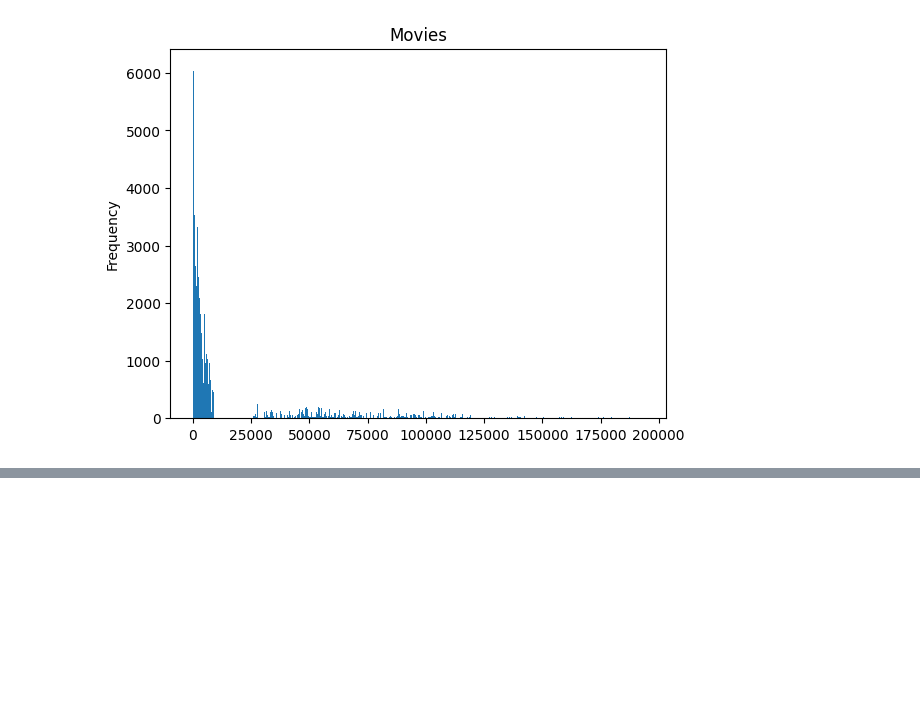
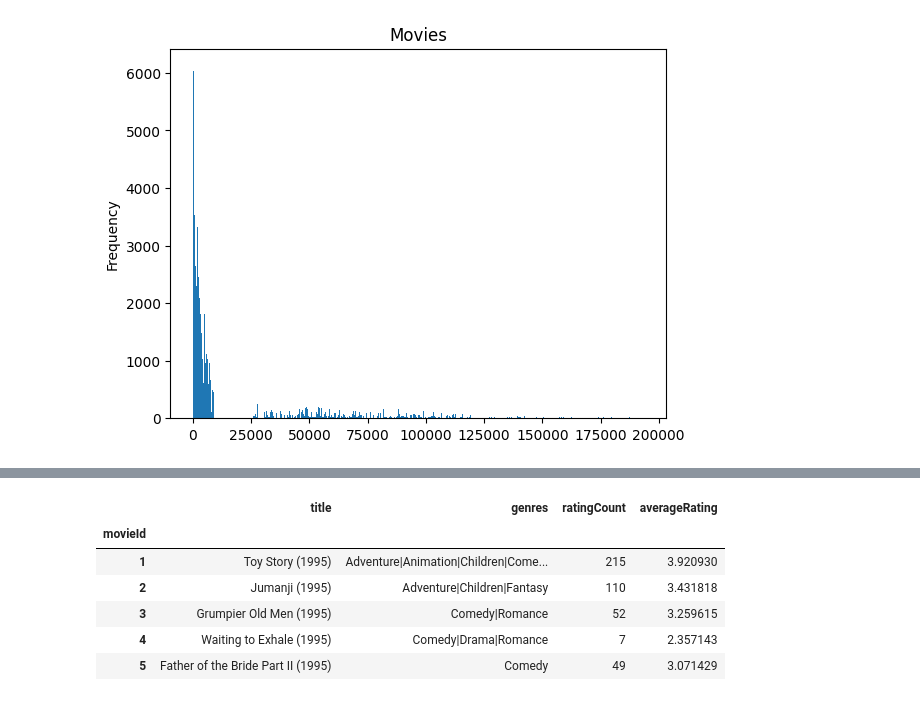
Before and after one commit to rishiso/fa22-recommendation, a Jupyter notebook: data_exploration.ipynb, the cells around one changed output, grey strips where cells are left out. Saved outputs shown, nothing was run; the diff lists cells and outputs as text; code cells hidden in the pictures; blank space fills up the shorter version.

```diff
--- a/data_exploration.ipynb
+++ b/data_exploration.ipynb
@@ -137 +135,17 @@ ratings.userId.plot.hist(bins=600, title="Users")
 [figure]
+# %%
+movies_rating_count = ratings.movieId.value_counts().rename_axis('movieId').to_frame('ratingCount');
+movies_averageRating = ratings.groupby('movieId')['rating'].mean();
+movies_data = (((movies.merge(movies_rating_count, left_on="movieId", right_on="movieId")
+                        .merge(movies_averageRating, left_on="movieId", right_on="movieId"))
+                       .rename(columns={"rating":"averageRating"}))
+                       .set_index("movieId"));
+movies_data.head()
+# %% [output]
+|  | title | genres | ratingCount | averageRating |
+| movieId |  |  |  |  |
+| 1 | Toy Story (1995) | Adventure|Animation|Children|Come... | 215 | 3.920930 |
+| 2 | Jumanji (1995) | Adventure|Children|Fantasy | 110 | 3.431818 |
+| 3 | Grumpier Old Men (1995) | Comedy|Romance | 52 | 3.259615 |
+| 4 | Waiting to Exhale (1995) | Comedy|Drama|Romance | 7 | 2.357143 |
+| 5 | Father of the Bride Part II (1995) | Comedy | 49 | 3.071429 |
```
Also changed, not shown: parts of 7 cells of this notebook.
